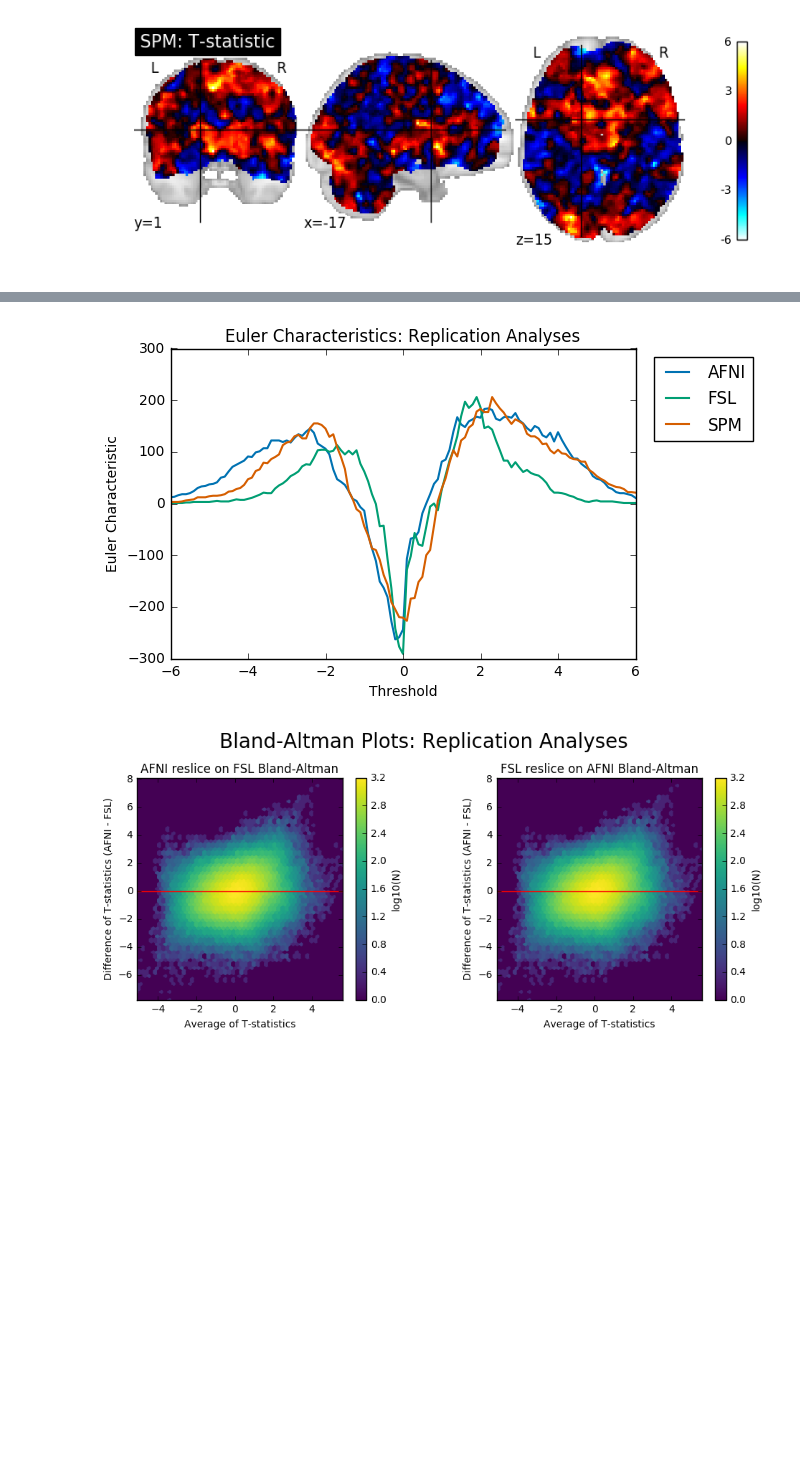
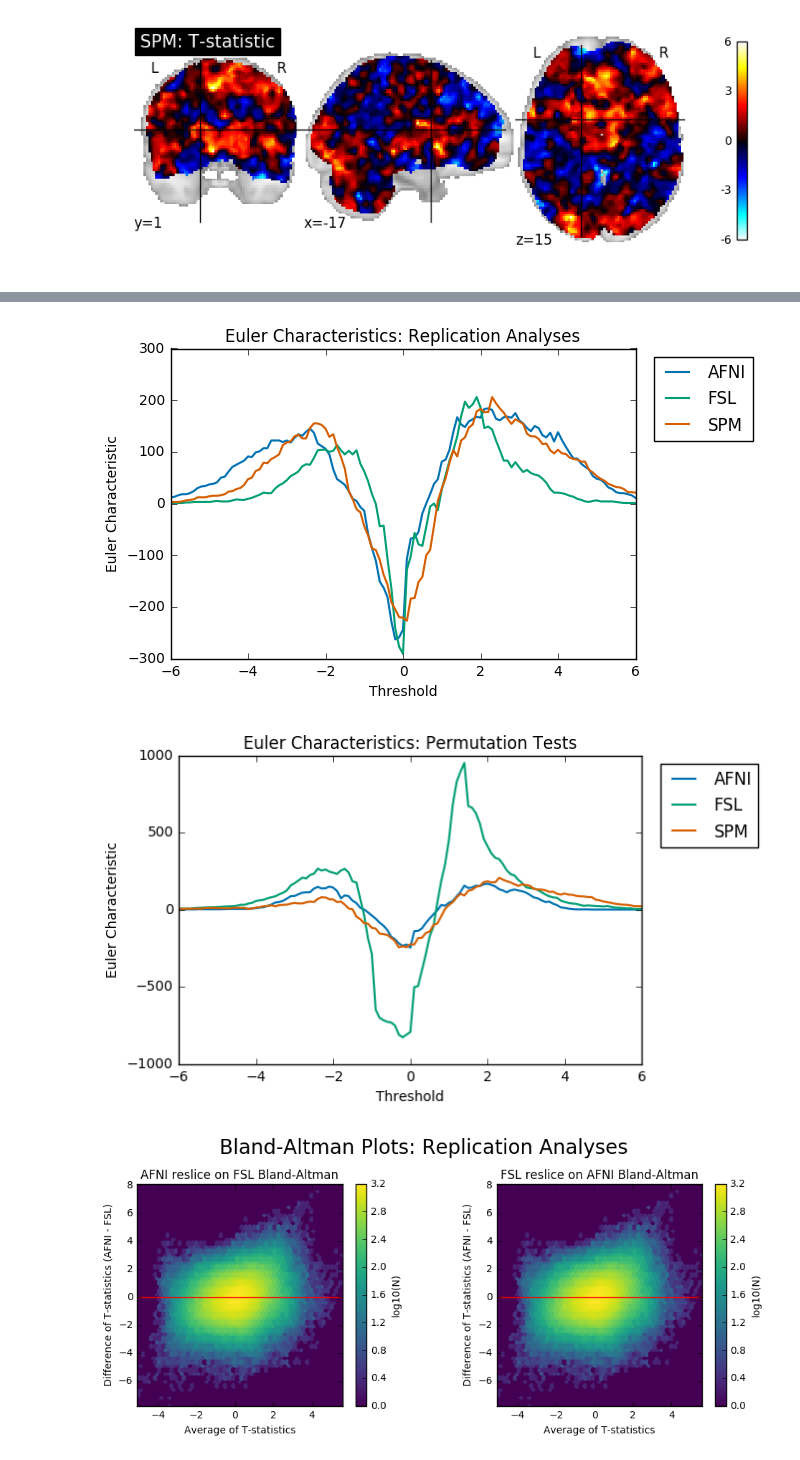
Before and after one commit to NISOx-BDI/Software_Comparison, a Jupyter notebook: ds001_notebook.ipynb, the cells around one changed output, grey strips where cells are left out. Saved outputs shown, nothing was run; the diff lists cells and outputs as text; code cells hidden in the pictures; blank space fills up the shorter version.

```diff
--- a/ds001_notebook.ipynb
+++ b/ds001_notebook.ipynb
@@ -270,9 +379,11 @@ plot_stat_images.plot_stat_images(afni_stat_file, spm_stat_file, [-17, 1, 15], '
 # %%
 from lib import euler_characteristics
 reload(euler_characteristics)
 euler_characteristics.euler_characteristics(euler_chars, 'Replication Analyses')
+euler_characteristics.euler_characteristics(perm_euler_chars, 'Permutation Tests')
 # %% [output]
 [figure]
+[figure, added]
 # %%
 from lib import bland_altman
 reload(bland_altman)
```
Also changed, not shown: parts of 7 cells of this notebook.
